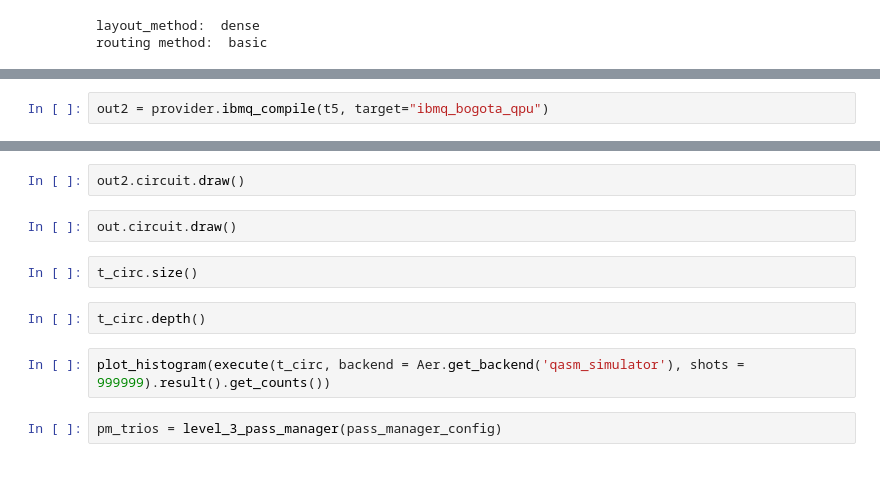
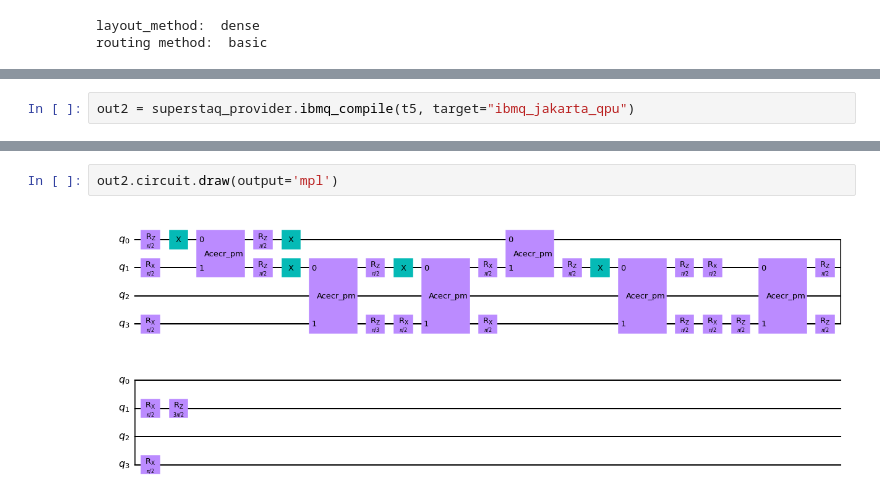
Before and after one commit to revilooliver/context-aware-decomposition, a Jupyter notebook: test_context_pulse_pass.ipynb, the cells around one changed output, grey strips where cells are left out. Drawn from its saved outputs; the diff is of its cells as text; blank space fills up the shorter version.

```diff
--- a/test_context_pulse_pass.ipynb
+++ b/test_context_pulse_pass.ipynb
@@ -155,4 +159,4 @@ out.circuit.count_ops()
 # %%
-out2 = provider.ibmq_compile(t5, target="ibmq_bogota_qpu")
+out2 = superstaq_provider.ibmq_compile(t5, target="ibmq_jakarta_qpu")
 # %%
 out2.circuit.count_ops()
@@ -159,12 +165,4 @@ out2.circuit.count_ops()
 # %%
-out2.circuit.draw()
+out2.circuit.draw(output='mpl')
+# %% [output]
+[figure, added]
-# %%
-out.circuit.draw()
-# %%
-t_circ.size()
-# %%
-t_circ.depth()
-# %%
-plot_histogram(execute(t_circ, backend = Aer.get_backend('qasm_simulator'), shots = 999999).result().get_counts())
-# %%
-pm_trios = level_3_pass_manager(pass_manager_config)
```
Also changed, not shown: parts of 35 cells of this notebook, 4 other files.
